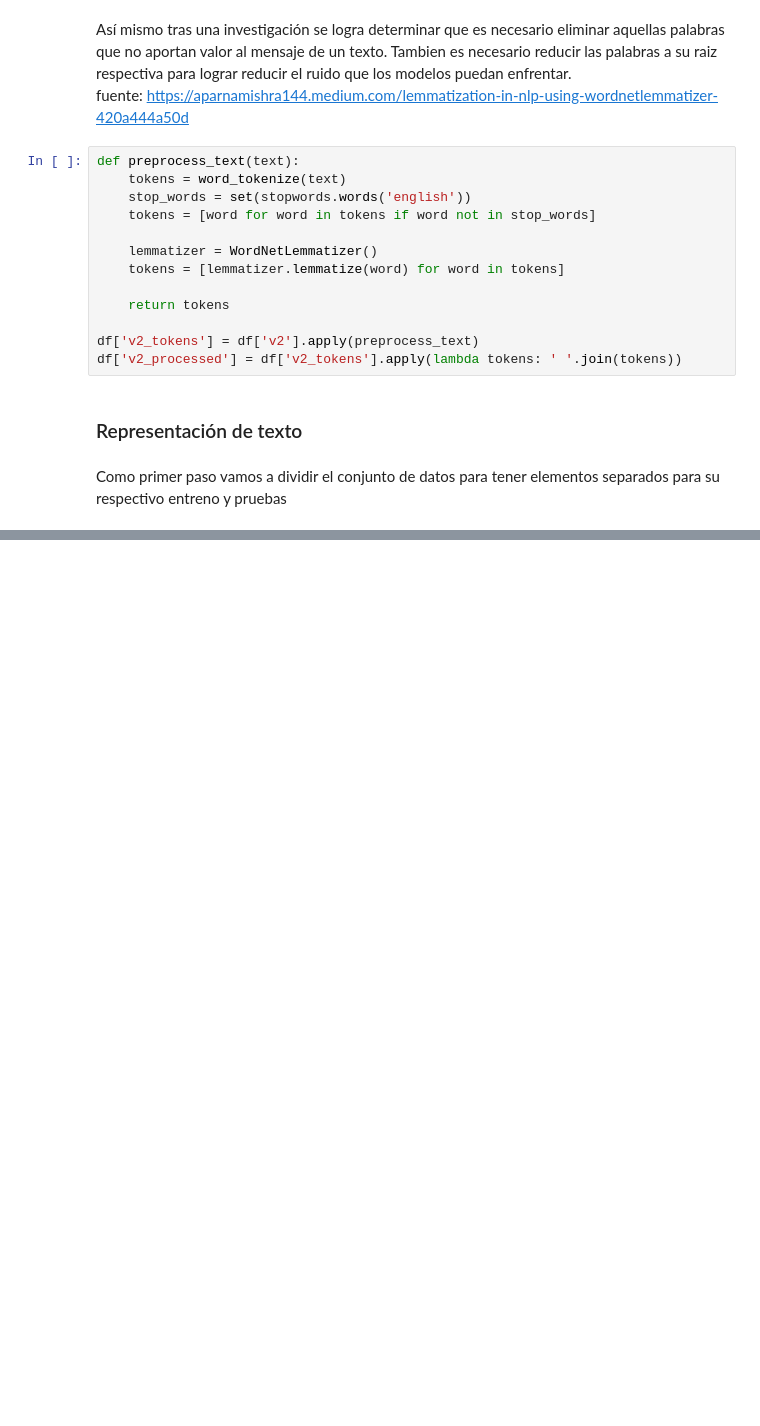
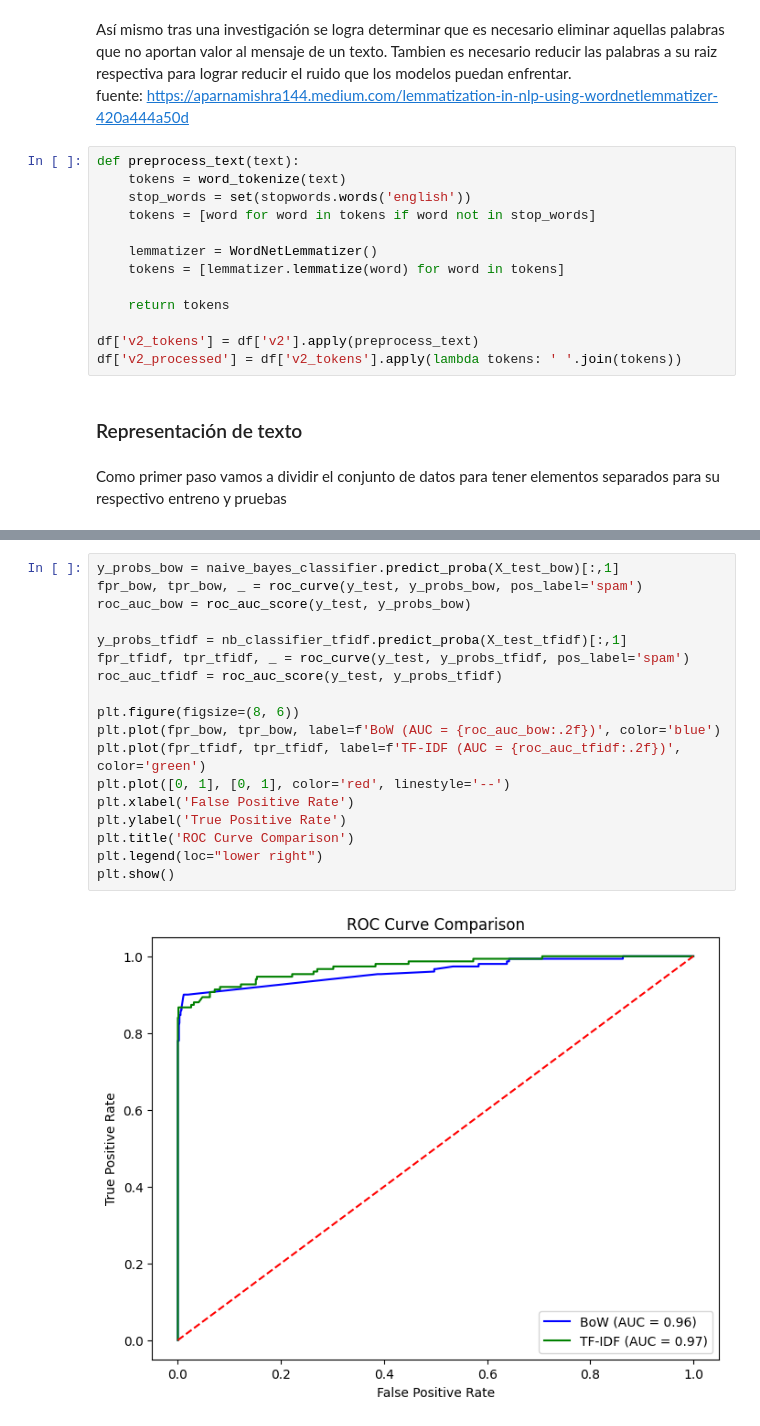
Before and after one commit to ChristopherG19/UVG_SDS_Lab2, a Jupyter notebook: Lab2.ipynb, the cells around one changed output, grey strips where cells are left out. Saved outputs shown, nothing was run; the diff lists cells and outputs as text; blank space fills up the shorter version.

```diff
--- a/Lab2.ipynb
+++ b/Lab2.ipynb
@@ -174,0 +229,20 @@ TF-IDF AUC: 0.971047148554243
+# %%
+y_probs_bow = naive_bayes_classifier.predict_proba(X_test_bow)[:,1]
+fpr_bow, tpr_bow, _ = roc_curve(y_test, y_probs_bow, pos_label='spam')
+roc_auc_bow = roc_auc_score(y_test, y_probs_bow)
+
+y_probs_tfidf = nb_classifier_tfidf.predict_proba(X_test_tfidf)[:,1]
+fpr_tfidf, tpr_tfidf, _ = roc_curve(y_test, y_probs_tfidf, pos_label='spam')
+roc_auc_tfidf = roc_auc_score(y_test, y_probs_tfidf)
+
+plt.figure(figsize=(8, 6))
+plt.plot(fpr_bow, tpr_bow, label=f'BoW (AUC = {roc_auc_bow:.2f})', color='blue')
+plt.plot(fpr_tfidf, tpr_tfidf, label=f'TF-IDF (AUC = {roc_auc_tfidf:.2f})', color='green')
+plt.plot([0, 1], [0, 1], color='red', linestyle='--')
+plt.xlabel('False Positive Rate')
+plt.ylabel('True Positive Rate')
+plt.title('ROC Curve Comparison')
+plt.legend(loc="lower right")
+plt.show()
+# %% [output]
+[figure, added]
```
Also changed, not shown: parts of 12 cells of this notebook.
